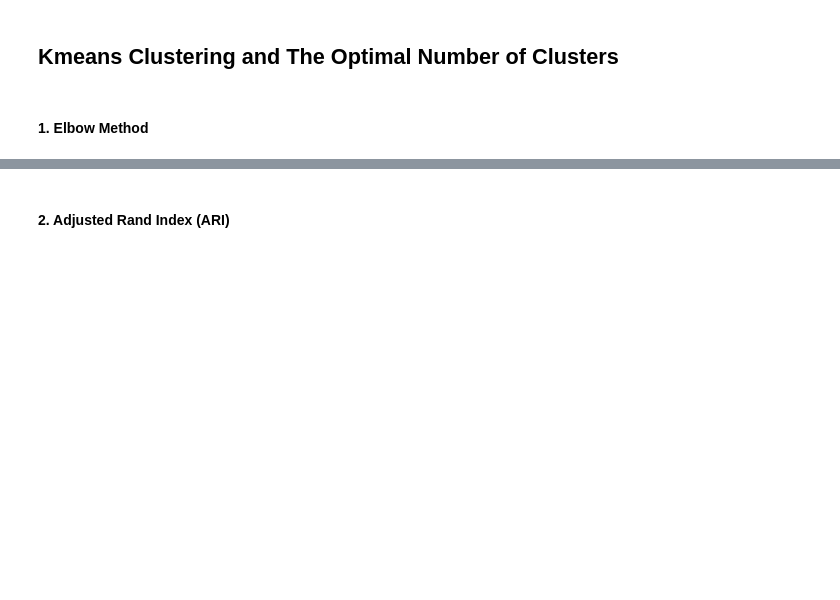
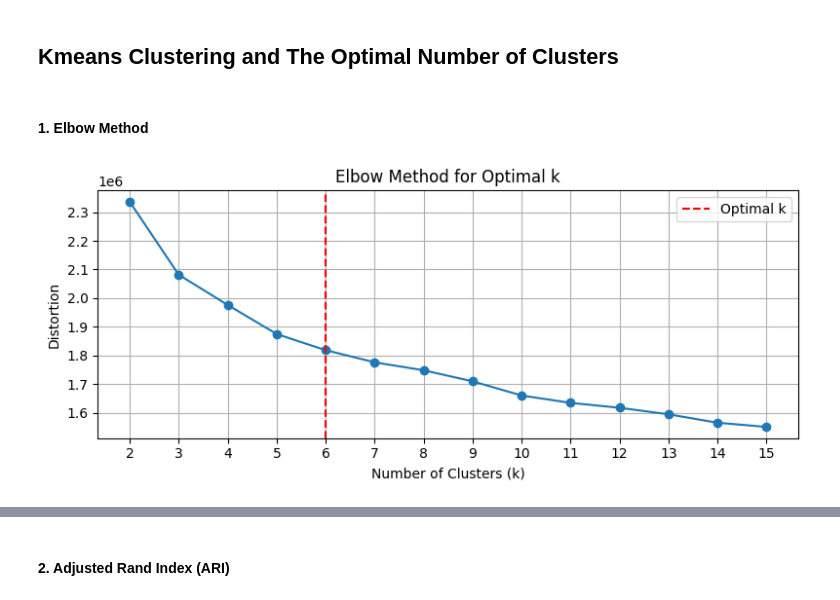
Before and after one commit to kkipngenokoech/MathsRequiredForAI, a Jupyter notebook: INTRO TO ML/HW4/q4.ipynb, the cells around one changed output, grey strips where cells are left out. Drawn from its saved outputs; the diff is of its cells as text; code cells hidden in the pictures; blank space fills up the shorter version.

```diff
--- a/INTRO TO ML/HW4/q4.ipynb
+++ b/INTRO TO ML/HW4/q4.ipynb
@@ -228,2 +215,28 @@ plt.show()
+# %%
+from sklearn.cluster import KMeans
+# Elbow Method
+distortion_values = []
+for k in range(2, 16):
+    kmeans = KMeans(n_clusters=k, random_state=42)
+    kmeans.fit(X_train_scaled)
+    distortion = kmeans.inertia_
+    distortion_values.append(distortion)
+
+
+
+# Plotting the Elbow Method
+plt.figure(figsize=(8, 3.5))
+plt.plot(range(2, 16), distortion_values, marker='o')
+plt.title("Elbow Method for Optimal k")
+plt.xlabel("Number of Clusters (k)")
+plt.ylabel("Distortion")
+plt.xticks(range(2, 16))
+plt.grid()
+plt.axvline(x=6, color='r', linestyle='--', label='Optimal k')
+plt.legend()
+plt.tight_layout()
+plt.show()
+# %% [output]
+[figure, added]
 # %%
 # Choose k based on the elbow method
```
Also changed, not shown: parts of 7 cells of this notebook.
